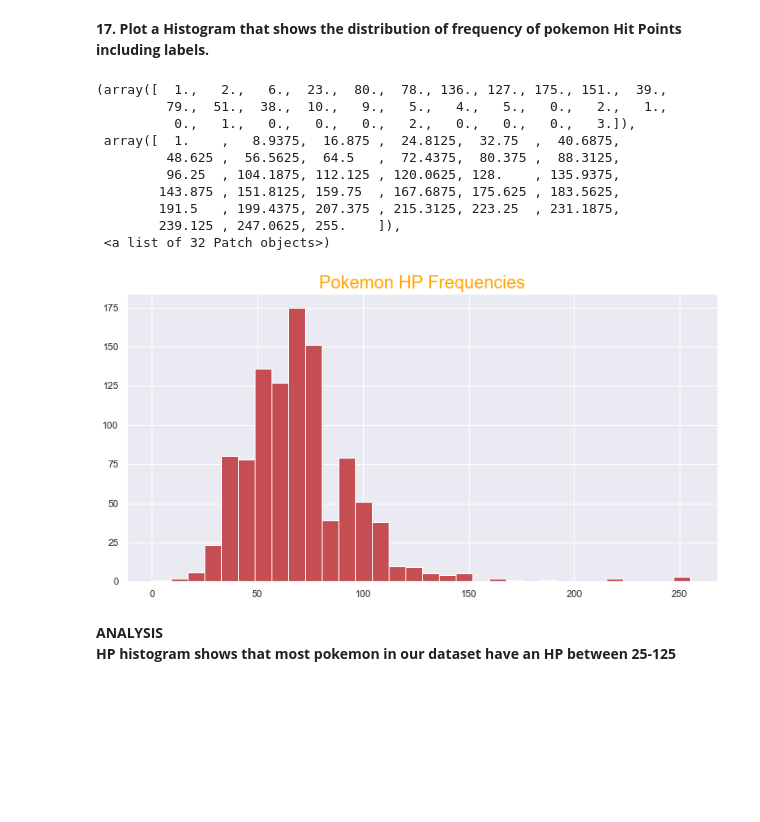
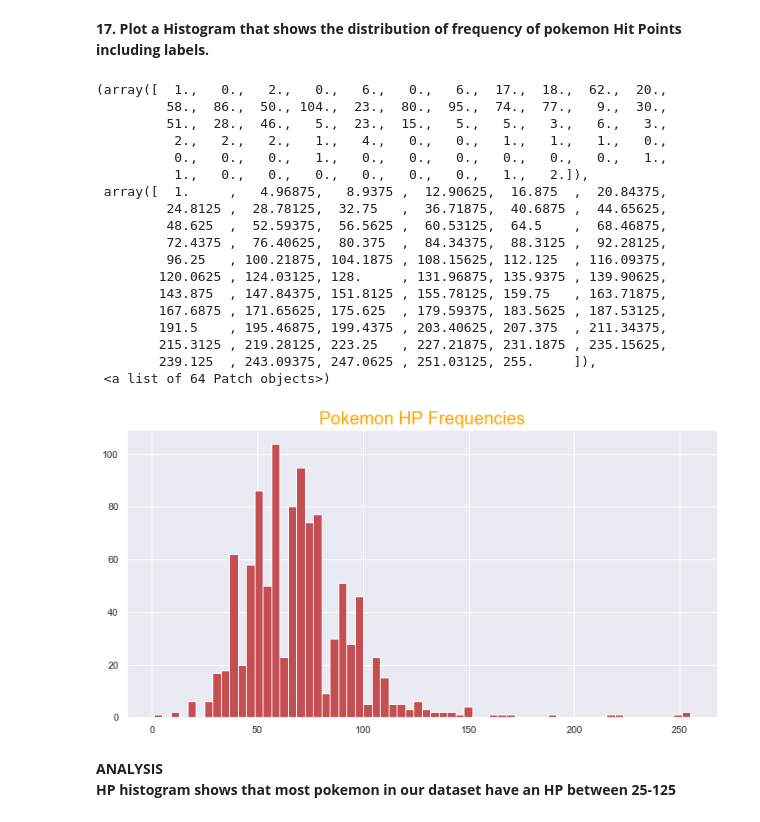
Before and after one commit to iarri/Pokemon-Data, a Jupyter notebook: Webscrape + Analysis of Pokemon Data.ipynb, the cells around one changed output. Saved outputs shown, nothing was run; the diff lists cells and outputs as text; code cells hidden in the pictures; blank space fills up the shorter version.

```diff
--- a/Webscrape + Analysis of Pokemon Data.ipynb
+++ b/Webscrape + Analysis of Pokemon Data.ipynb
@@ -232,3 +271,12 @@ poke_df.head()
+# %%
+poke_df['HP'] = poke_df.HP.astype(int)
+poke_df['Attack'] = poke_df.Attack.astype(int)
+poke_df['Sp_Atk'] = poke_df.Sp_Atk.astype(int)
+poke_df['Defense'] = poke_df.Defense.astype(int)
+poke_df['Sp_Def'] = poke_df.Sp_Def.astype(int)
+poke_df['Speed'] = poke_df.Speed.astype(int)
+poke_df['Total'] = poke_df.Total.astype(int)
+poke_df['Stat_Avg'] = poke_df.Stat_Avg.astype(int)
 # %% [markdown]
 **16. Plot a Histogram that shows the distribution of total pokemon stats including labels.**
 # %%
@@ -256,23 +309,29 @@ plt.hist(poke_df['Total'],bins=32)
 # %% [markdown]
 **17. Plot a Histogram that shows the distribution of frequency of pokemon Hit Points including labels.**
 # %%
-poke_df['HP'] = poke_df.HP.astype(int)
-
 plt.figure(figsize=(12,6))
 plt.title("Pokemon HP Frequencies", fontsize=20,color='Orange')
-plt.hist(poke_df['HP'],color='r',bins=32)
+plt.hist(poke_df['HP'],color='r',bins=64)
 # %% [output]
-(array([  1.,   2.,   6.,  23.,  80.,  78., 136., 127., 175., 151.,  39.,
-         79.,  51.,  38.,  10.,   9.,   5.,   4.,   5.,   0.,   2.,   1.,
-          0.,   1.,   0.,   0.,   0.,   2.,   0.,   0.,   0.,   3.]),
- array([  1.    ,   8.9375,  16.875 ,  24.8125,  32.75  ,  40.6875,
-         48.625 ,  56.5625,  64.5   ,  72.4375,  80.375 ,  88.3125,
-         96.25  , 104.1875, 112.125 , 120.0625, 128.    , 135.9375,
-        143.875 , 151.8125, 159.75  , 167.6875, 175.625 , 183.5625,
-        191.5   , 199.4375, 207.375 , 215.3125, 223.25  , 231.1875,
-        239.125 , 247.0625, 255.    ]),
- <a list of 32 Patch objects>)
+(array([  1.,   0.,   2.,   0.,   6.,   0.,   6.,  17.,  18.,  62.,  20.,
+         58.,  86.,  50., 104.,  23.,  80.,  95.,  74.,  77.,   9.,  30.,
+         51.,  28.,  46.,   5.,  23.,  15.,   5.,   5.,   3.,   6.,   3.,
+          2.,   2.,   2.,   1.,   4.,   0.,   0.,   1.,   1.,   1.,   0.,
+          0.,   0.,   0.,   1.,   0.,   0.,   0.,   0.,   0.,   0.,   1.,
+          1.,   0.,   0.,   0.,   0.,   0.,   0.,   1.,   2.]),
+ array([  1.     ,   4.96875,   8.9375 ,  12.90625,  16.875  ,  20.84375,
+         24.8125 ,  28.78125,  32.75   ,  36.71875,  40.6875 ,  44.65625,
+         48.625  ,  52.59375,  56.5625 ,  60.53125,  64.5    ,  68.46875,
+         72.4375 ,  76.40625,  80.375  ,  84.34375,  88.3125 ,  92.28125,
+         96.25   , 100.21875, 104.1875 , 108.15625, 112.125  , 116.09375,
+        120.0625 , 124.03125, 128.     , 131.96875, 135.9375 , 139.90625,
+        143.875  , 147.84375, 151.8125 , 155.78125, 159.75   , 163.71875,
+        167.6875 , 171.65625, 175.625  , 179.59375, 183.5625 , 187.53125,
+        191.5    , 195.46875, 199.4375 , 203.40625, 207.375  , 211.34375,
+        215.3125 , 219.28125, 223.25   , 227.21875, 231.1875 , 235.15625,
+        239.125  , 243.09375, 247.0625 , 251.03125, 255.     ]),
+ <a list of 64 Patch objects>)
-[figure, old version]
+[figure, new version]
 # %% [markdown]
 **ANALYSIS<br>
 HP histogram shows that most pokemon in our dataset have an HP between 25-125**
```
Also changed, not shown: parts of 41 cells of this notebook.
